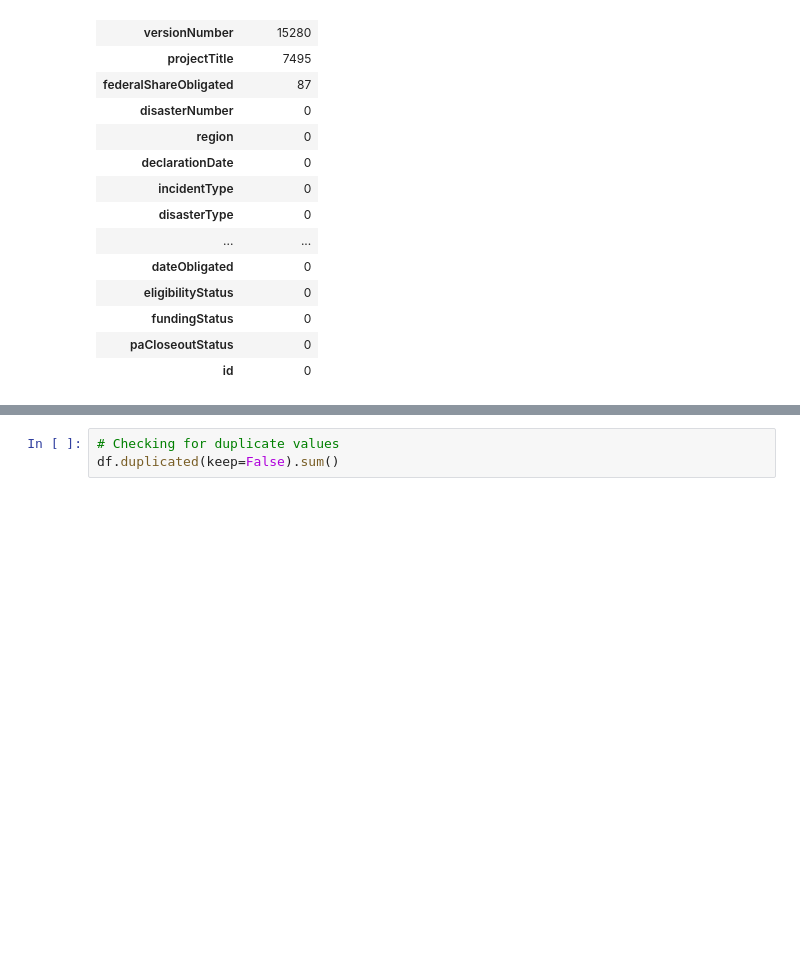
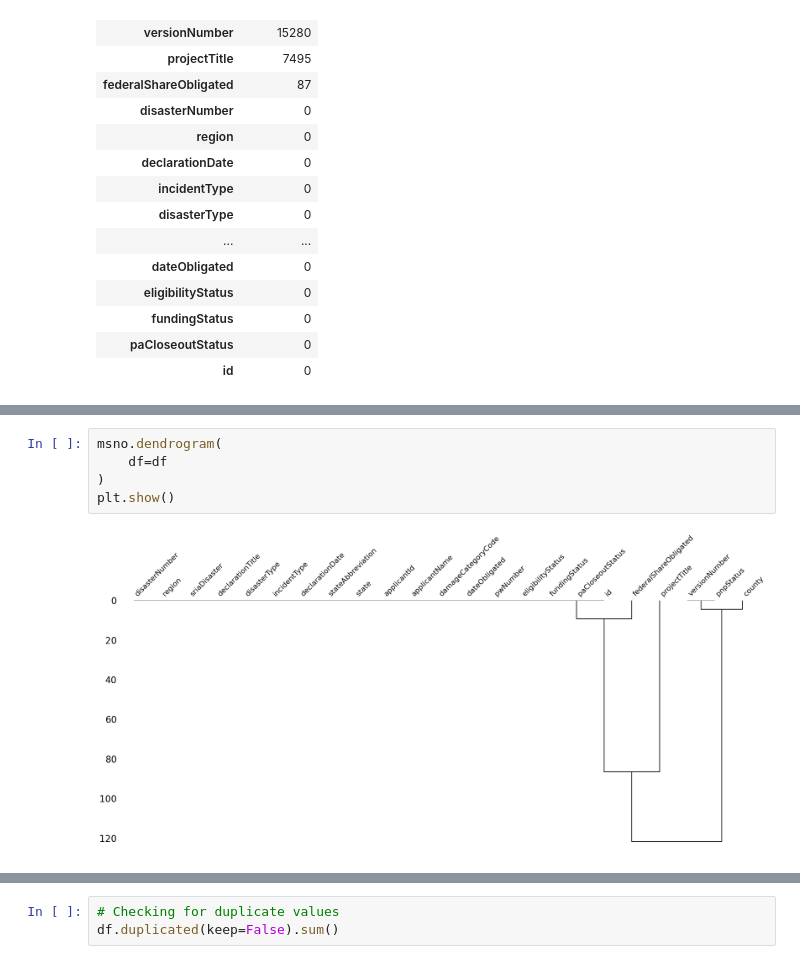
Before and after one commit to Aryan-Kaisth/Catastrophe_Risk_Estimation_Quantile_Based, a Jupyter notebook: notebooks/data_cleaning.ipynb, the cells around one changed output, grey strips where cells are left out. Saved outputs shown, nothing was run; the diff lists cells and outputs as text; blank space fills up the shorter version.

```diff
--- a/notebooks/data_cleaning.ipynb
+++ b/notebooks/data_cleaning.ipynb
@@ -87,0 +133,7 @@ df.isna().sum().to_frame(name='Null values').sort_values(by='Null values' ,ascen
+# %%
+msno.dendrogram(
+    df=df
+)
+plt.show()
+# %% [output]
+[figure, added]
```
Also changed, not shown: parts of 31 cells of this notebook.
